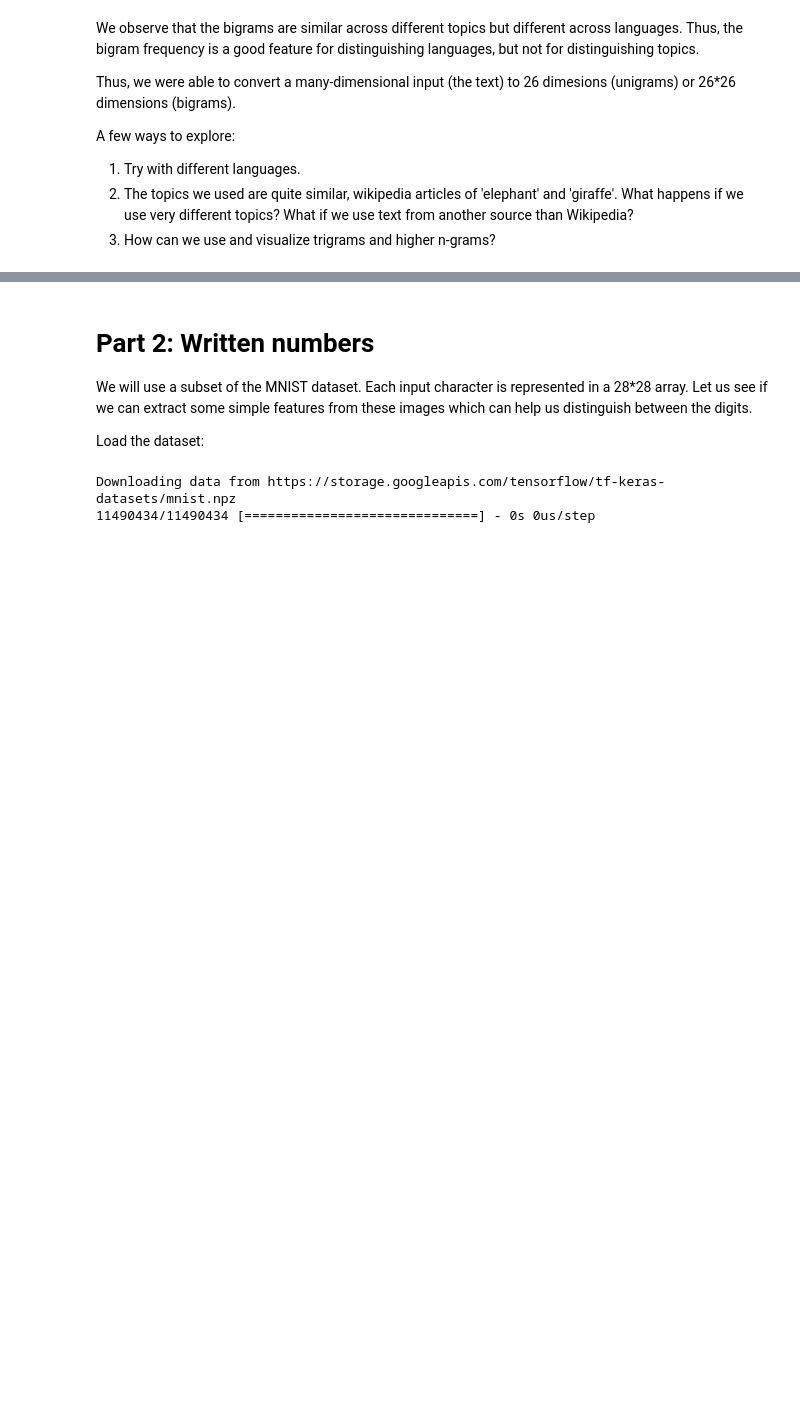
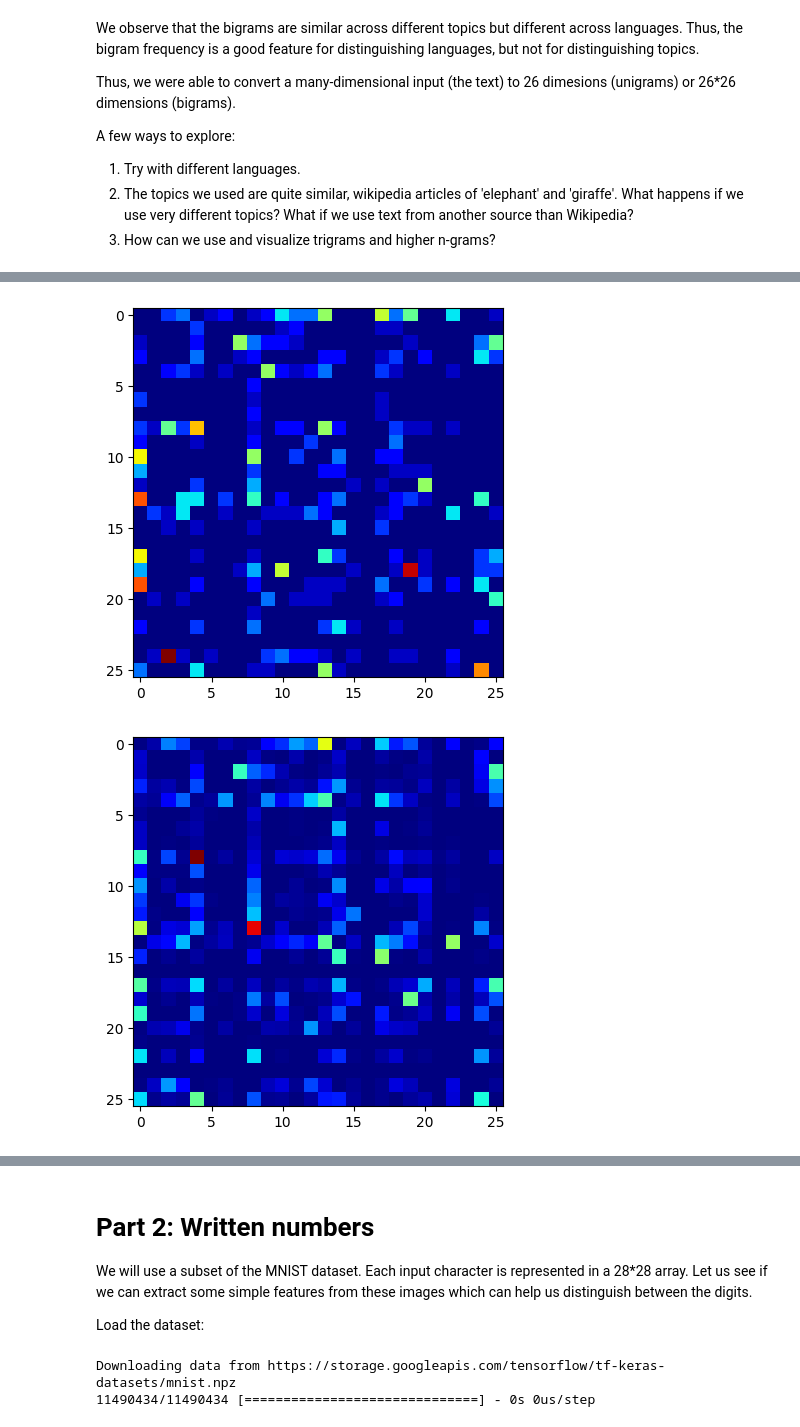
Before and after one commit to LakshmiAjay/FMML2023, a Jupyter notebook: Module_01_Lab_01_Features.ipynb, the cells around one changed output, grey strips where cells are left out. Saved outputs shown, nothing was run; the diff lists cells and outputs as text; code cells hidden in the pictures; blank space fills up the shorter version.

```diff
--- a/Module_01_Lab_01_Features.ipynb
+++ b/Module_01_Lab_01_Features.ipynb
@@ -233,0 +304,7 @@ A few ways to explore:
+# %%
+bieng1 = plotbihistogram(bigram_pl1)
+plt.show()
+bieng2 = plotbihistogram(bigram_pl2)
+# %% [output]
+[figure, added]
+[figure, added]
```
Also changed, not shown: parts of 10 cells of this notebook.
